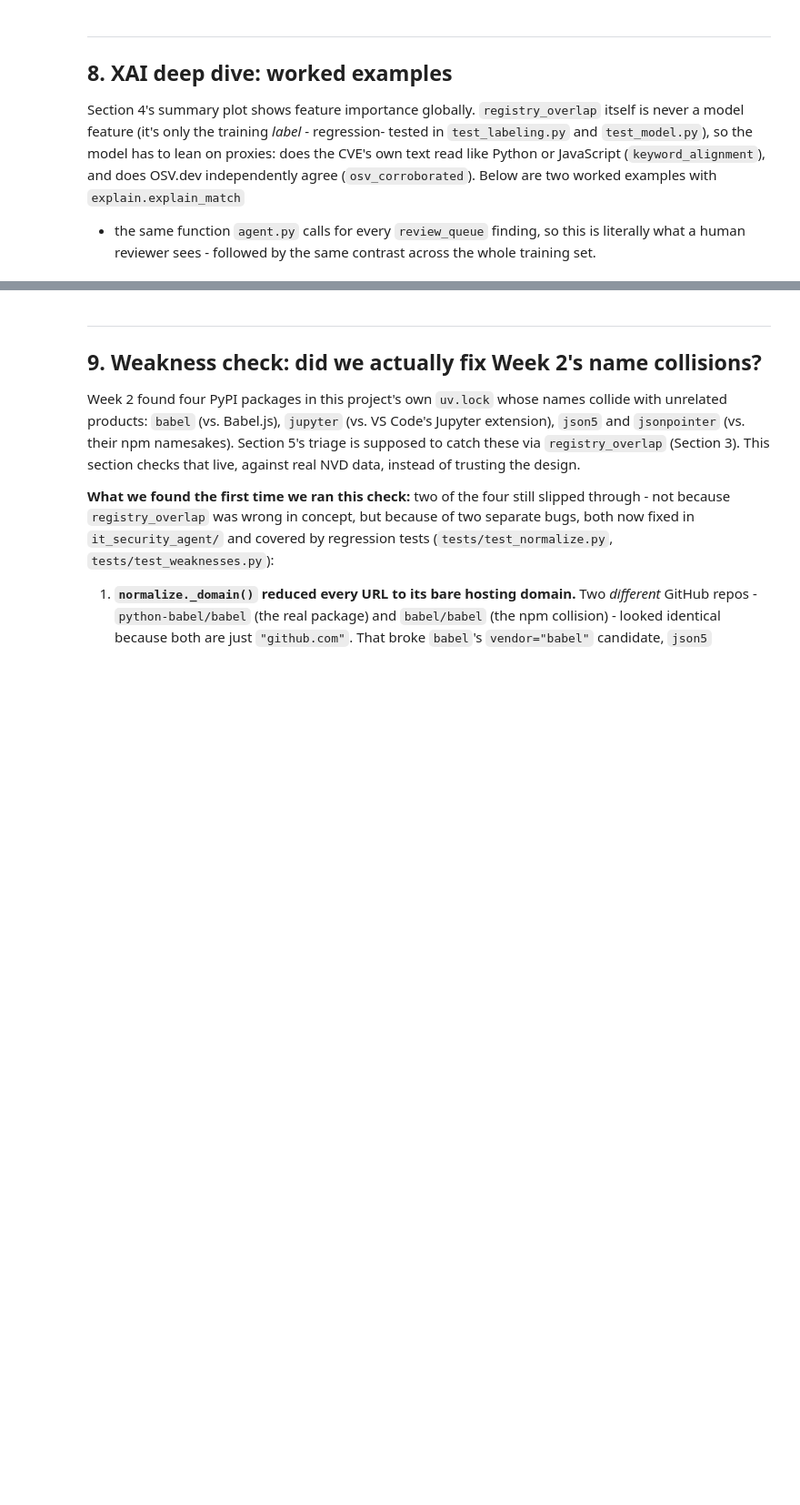
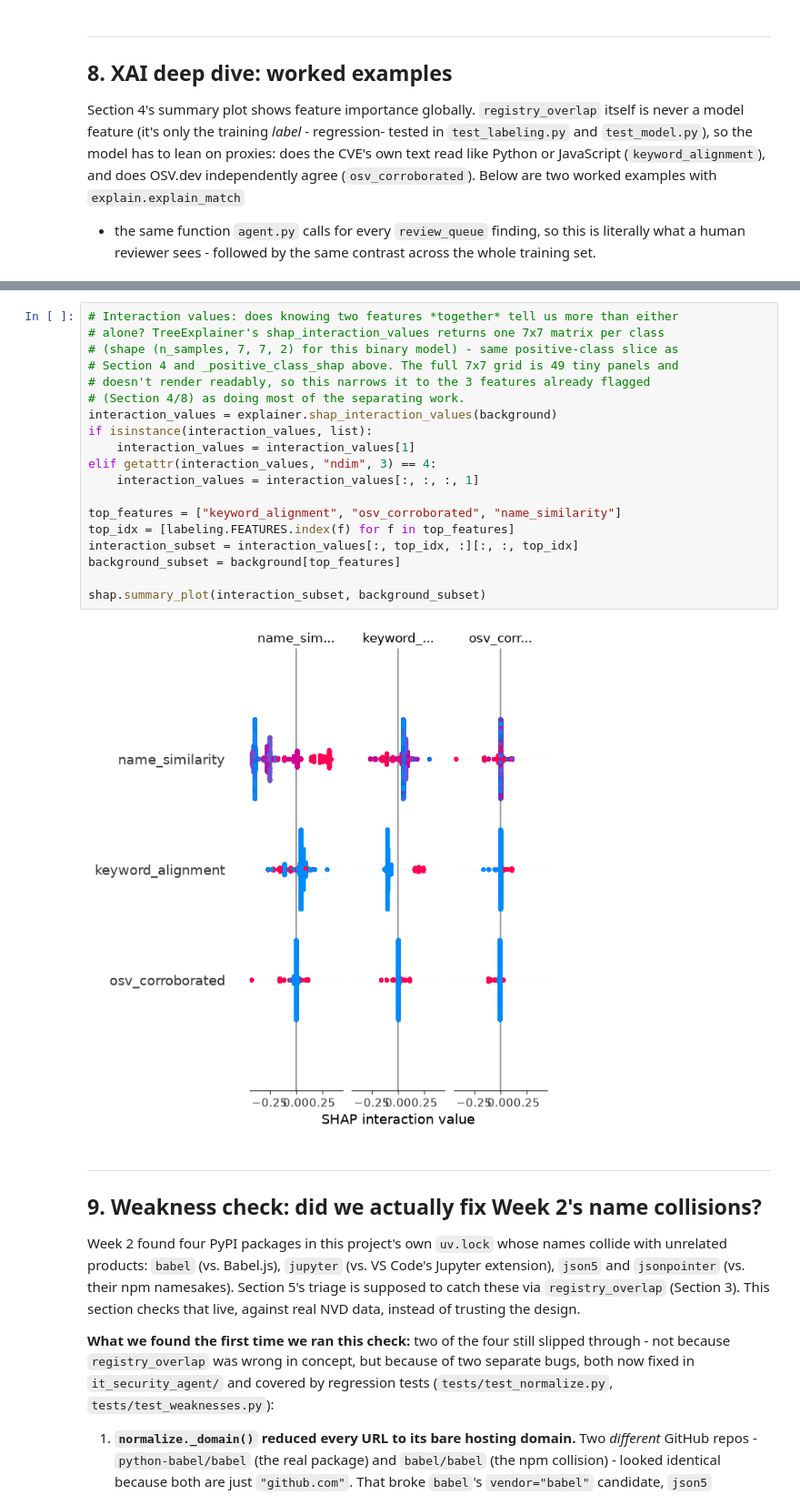
Before and after one commit to Yash-Annapure/IT_Security_Agent, a Jupyter notebook: notebooks/week3_agent.ipynb, the cells around one changed output, grey strips where cells are left out. Shown at 91% size. Drawn from its saved outputs; the diff is of its cells as text; blank space fills up the shorter version.

```diff
--- a/notebooks/week3_agent.ipynb
+++ b/notebooks/week3_agent.ipynb
@@ -468,3 +481,24 @@ Name-collision shaped (babel/json5/jsonpointer-like: name matches, nothing else
+# %%
+# Interaction values: does knowing two features *together* tell us more than either
+# alone? TreeExplainer's shap_interaction_values returns one 7x7 matrix per class
+# (shape (n_samples, 7, 7, 2) for this binary model) - same positive-class slice as
+# Section 4 and _positive_class_shap above. The full 7x7 grid is 49 tiny panels and
+# doesn't render readably, so this narrows it to the 3 features already flagged
+# (Section 4/8) as doing most of the separating work.
+interaction_values = explainer.shap_interaction_values(background)
+if isinstance(interaction_values, list):
+    interaction_values = interaction_values[1]
+elif getattr(interaction_values, "ndim", 3) == 4:
+    interaction_values = interaction_values[:, :, :, 1]
+
+top_features = ["keyword_alignment", "osv_corroborated", "name_similarity"]
+top_idx = [labeling.FEATURES.index(f) for f in top_features]
+interaction_subset = interaction_values[:, top_idx, :][:, :, top_idx]
+background_subset = background[top_features]
+
+shap.summary_plot(interaction_subset, background_subset)
+# %% [output]
+[figure, added]
 # %% [markdown]
 ---
 ## 9. Weakness check: did we actually fix Week 2's name collisions?
```
Also changed, not shown: parts of 11 cells of this notebook, 1 other file.
